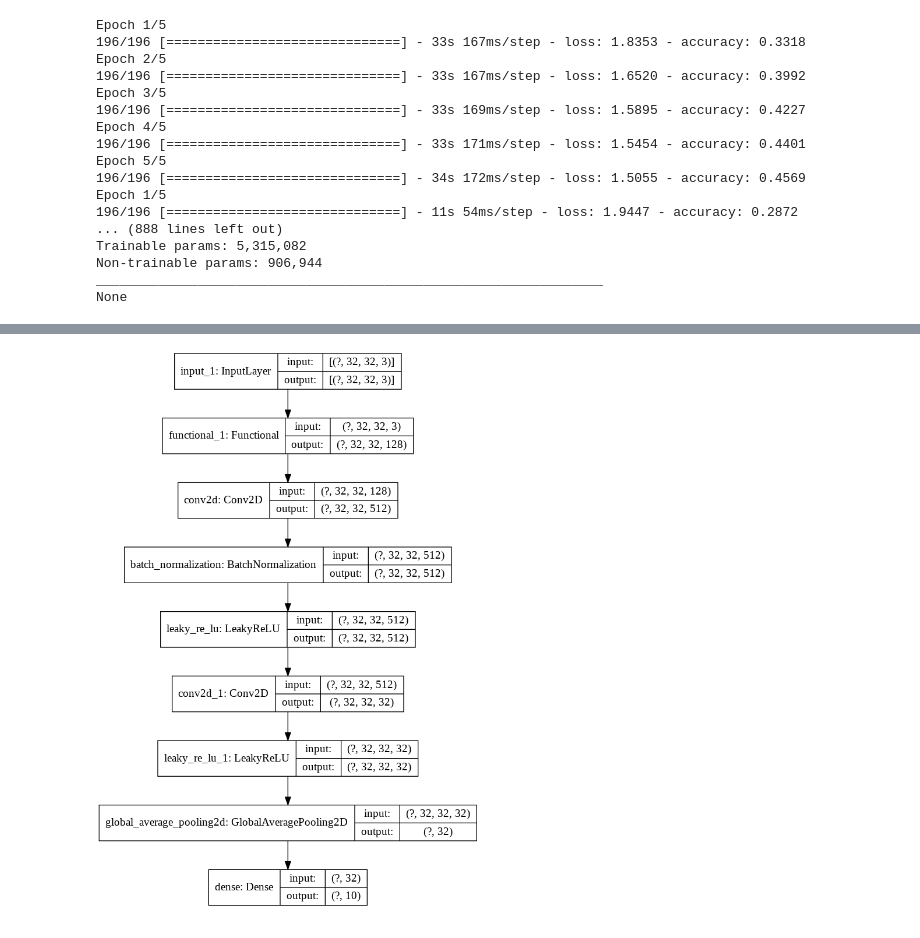
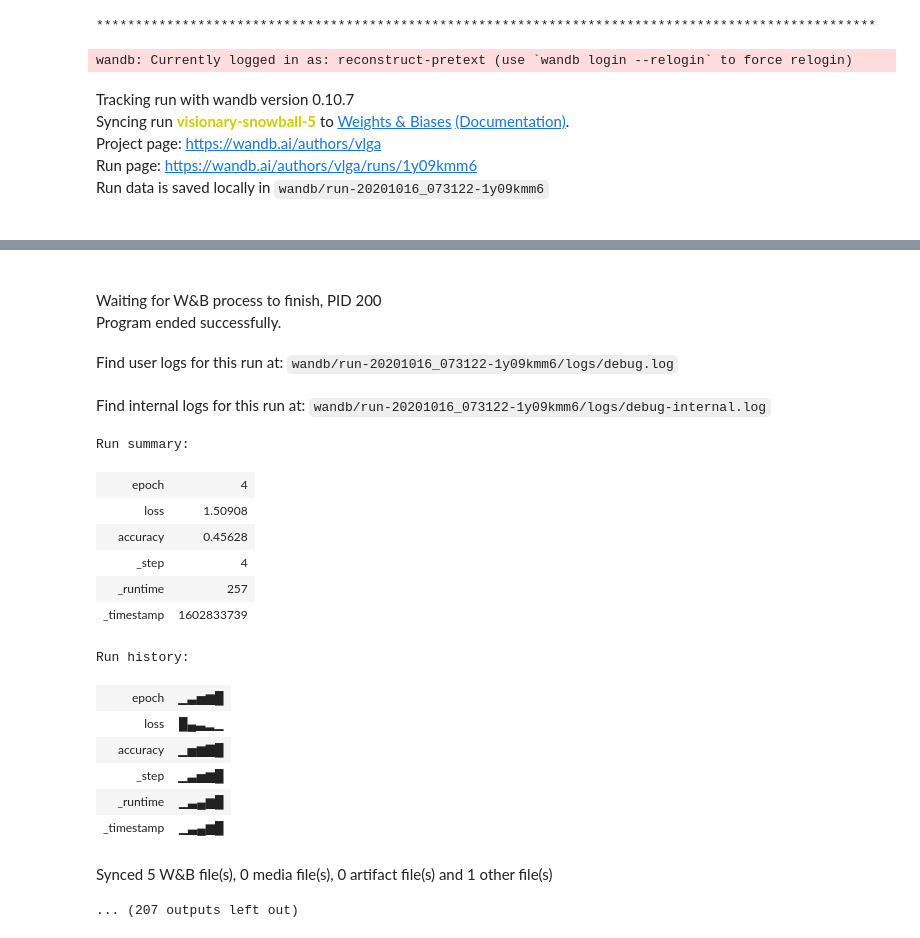
Before and after one commit to ariG23498/GA-hyper-params, a Jupyter notebook: generation.ipynb, the cells around one changed output, grey strips where cells are left out. Saved outputs shown, nothing was run; the diff lists cells and outputs as text; code cells hidden in the pictures.

Commit message:
wandb run1

```diff
--- a/generation.ipynb
+++ b/generation.ipynb
@@ -206,7 +281,6 @@ def random_hyper(phase):
     'a_filter_size': options['a_filter_size'][np.random.randint(len(options['a_filter_size']))],
     'a_include_BN': options['a_include_BN'][np.random.randint(len(options['a_include_BN']))],
     'a_output_channels': options['a_output_channels'][np.random.randint(len(options['a_output_channels']))],
-    'activation_type': options['activation_type'][np.random.randint(len(options['activation_type']))],
     'b_filter_size': options['b_filter_size'][np.random.randint(len(options['b_filter_size']))],
     'b_include_BN': options['b_include_BN'][np.random.randint(len(options['b_include_BN']))],
     'b_output_channels': options['b_output_channels'][np.random.randint(len(options['b_output_channels']))],
@@ -290,42 +389,35 @@ class Generation:
 		if last:
 			return self.population[0]
 # %%
-population_size = 4
-number_generation = 2
+population_size = 10
+number_generation = 5
+
 fitSurvivalRate = 0.5
 unfitSurvivalProb = 0.2
 mutationRate = 0.1
-number_of_phases = 4
+number_of_phases = 5
+
 prevBestOrganism = None
+
 for phase in range(number_of_phases):
-	generation = Generation(fitSurvivalRate=fitSurvivalRate,
-													unfitSurvivalProb=unfitSurvivalProb,
-													mutationRate=mutationRate,
-													population_size=population_size,
-													phase = phase,
-													prevBestOrganism=prevBestOrganism)
-	while generation.generation_number <= number_generation:
+	print('*'*100)
+	# print("PHASE {}".format(phase))
+	generation = Generation(fitSurvivalRate=fitSurvivalRate,unfitSurvivalProb=unfitSurvivalProb,mutationRate=mutationRate,population_size=population_size,phase = phase,prevBestOrganism=prevBestOrganism)
+	while generation.generation_number < number_generation:
 		generation.generate()
-		print('PHASE: {}'.format(phase))
 		if generation.generation_number == number_generation:
+			# Last generation is the phase
+			# print('I AM THE BEST IN THE PHASE')
 			prevBestOrganism = generation.evaluate(last=True)
+			keras.utils.plot_model(prevBestOrganism.model, to_file='best.png')
+			wandb.log({"best_model": [wandb.Image('best.png', caption="Best Model")]})
 		else:
 			generation.evaluate()
 # %% [output]
-Epoch 1/5
-196/196 [==============================] - 33s 167ms/step - loss: 1.8353 - accuracy: 0.3318
-Epoch 2/5
-196/196 [==============================] - 33s 167ms/step - loss: 1.6520 - accuracy: 0.3992
-Epoch 3/5
-196/196 [==============================] - 33s 169ms/step - loss: 1.5895 - accuracy: 0.4227
-Epoch 4/5
-196/196 [==============================] - 33s 171ms/step - loss: 1.5454 - accuracy: 0.4401
-Epoch 5/5
-196/196 [==============================] - 34s 172ms/step - loss: 1.5055 - accuracy: 0.4569
-Epoch 1/5
-196/196 [==============================] - 11s 54ms/step - loss: 1.9447 - accuracy: 0.2872
-... (888 lines left out)
-Trainable params: 5,315,082
-Non-trainable params: 906,944
-_________________________________________________________________
-None
+****************************************************************************************************
+wandb: Currently logged in as: reconstruct-pretext (use `wandb login --relogin` to force relogin)
+Tracking run with wandb version 0.10.7
+Syncing run visionary-snowball-5 to Weights & Biases (Documentation).
+Project page: https://wandb.ai/authors/vlga
+Run page: https://wandb.ai/authors/vlga/runs/1y09kmm6
+Run data is saved locally in wandb/run-20201016_073122-1y09kmm6
@@ -332,4 +425,20 @@ None
+Waiting for W&B process to finish, PID 200
+Program ended successfully.
+Find user logs for this run at: wandb/run-20201016_073122-1y09kmm6/logs/debug.log
+Find internal logs for this run at: wandb/run-20201016_073122-1y09kmm6/logs/debug-internal.log
+Run summary:
+| epoch | 4 |
+| loss | 1.50908 |
+| accuracy | 0.45628 |
+| _step | 4 |
+| _runtime | 257 |
+| _timestamp | 1602833739 |
+Run history:
+| epoch | ▁▃▅▆█ |
+| loss | █▄▃▂▁ |
+| accuracy | ▁▅▆▇█ |
+| _step | ▁▃▅▆█ |
+| _runtime | ▁▃▄▆█ |
+| _timestamp | ▁▃▄▆█ |
+Synced 5 W&B file(s), 0 media file(s), 0 artifact file(s) and 1 other file(s)
+... (207 outputs left out)
-# %%
-keras.utils.plot_model(prevBestOrganism.model, show_shapes=True)
-# %% [output]
-[figure, removed]
```
Also changed, not shown: parts of 19 cells of this notebook.
